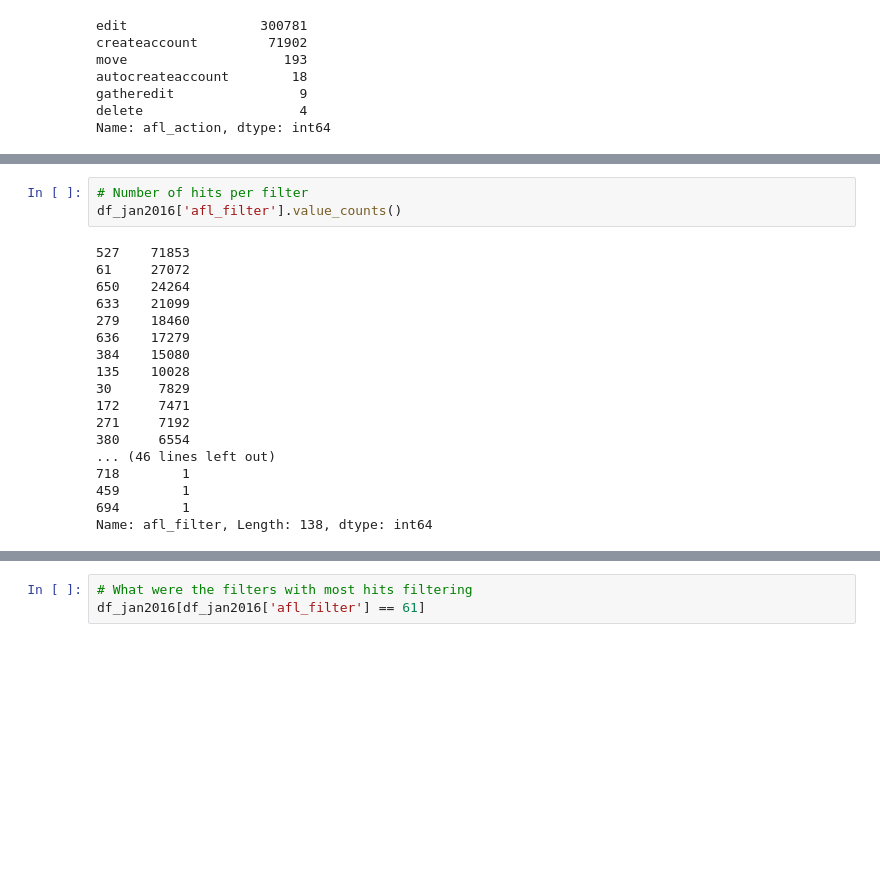
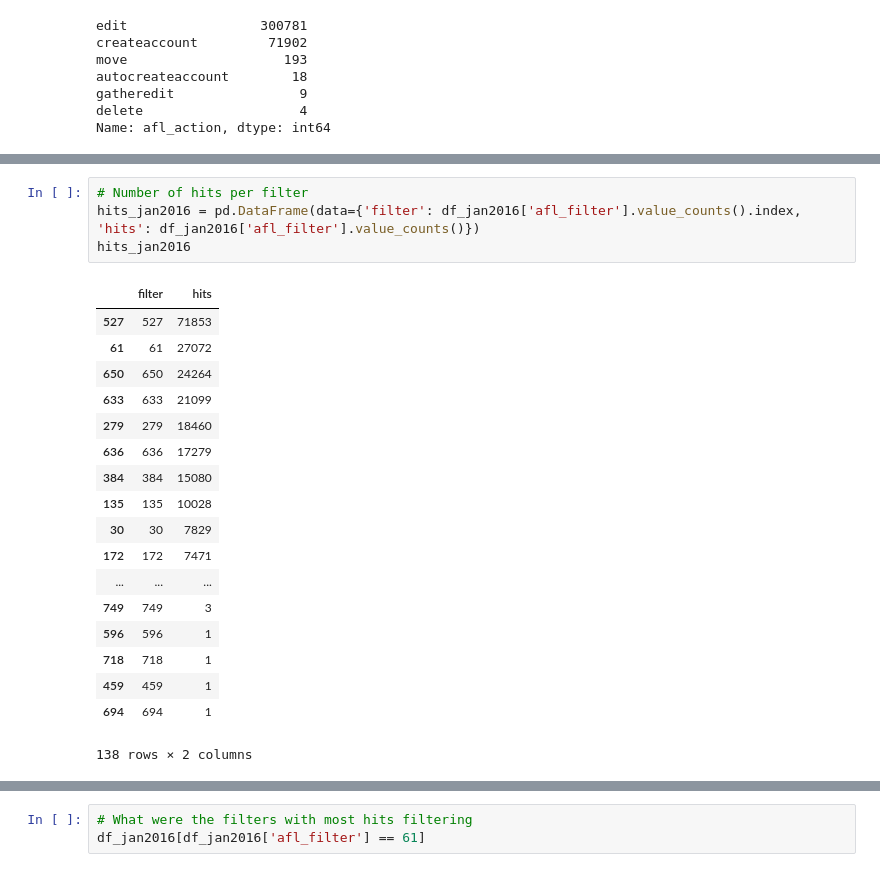
Before and after one commit to lusy/wikifilters, a Jupyter notebook: src/explore.ipynb, the cells around one changed output, grey strips where cells are left out. Saved outputs shown, nothing was run; the diff lists cells and outputs as text; blank space fills up the shorter version.

```diff
--- a/src/explore.ipynb
+++ b/src/explore.ipynb
@@ -628,21 +640,23 @@ Name: afl_action, dtype: int64
 # %%
 # Number of hits per filter
-df_jan2016['afl_filter'].value_counts()
+hits_jan2016 = pd.DataFrame(data={'filter': df_jan2016['afl_filter'].value_counts().index, 'hits': df_jan2016['afl_filter'].value_counts()})
+hits_jan2016
 # %% [output]
+|  | filter | hits |
+| 527 | 527 | 71853 |
+| 61 | 61 | 27072 |
+| 650 | 650 | 24264 |
+| 633 | 633 | 21099 |
+| 279 | 279 | 18460 |
+| 636 | 636 | 17279 |
+| 384 | 384 | 15080 |
+| 135 | 135 | 10028 |
+| 30 | 30 | 7829 |
+| 172 | 172 | 7471 |
+| ... | ... | ... |
+| 749 | 749 | 3 |
+| 596 | 596 | 1 |
+| 718 | 718 | 1 |
+| 459 | 459 | 1 |
+| 694 | 694 | 1 |
-527    71853
-61     27072
-650    24264
-633    21099
-279    18460
-636    17279
-384    15080
-135    10028
-30      7829
-172     7471
-271     7192
-380     6554
-... (46 lines left out)
-718        1
-459        1
-694        1
-Name: afl_filter, Length: 138, dtype: int64
+138 rows × 2 columns
```
Also changed, not shown: parts of 5 cells of this notebook.
